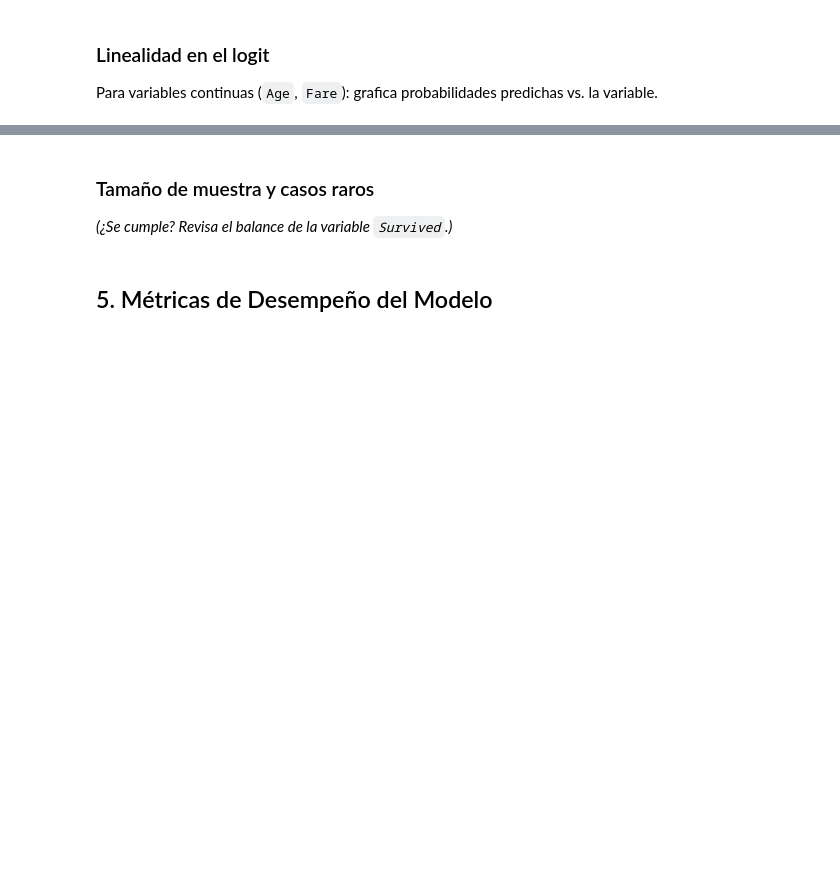
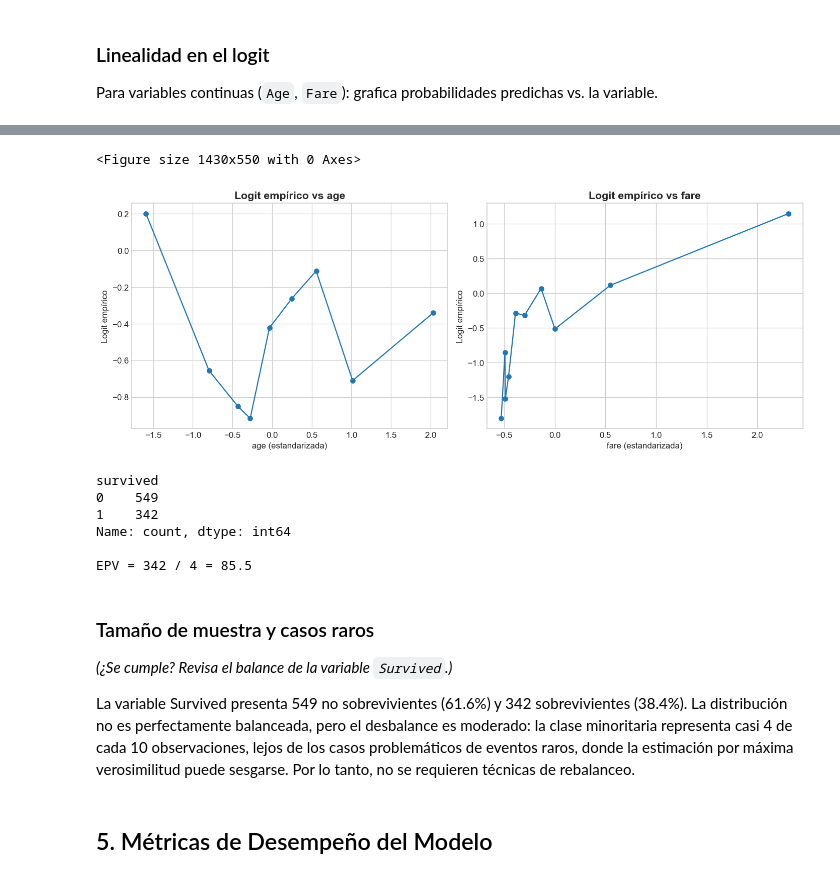
Before and after one commit to RemiH06/AEM, a Jupyter notebook: P4E4_Gael_Jose_Remi.ipynb, the cells around one changed output, grey strips where cells are left out. Saved outputs shown, nothing was run; the diff lists cells and outputs as text; code cells hidden in the pictures; blank space fills up the shorter version.

```diff
--- a/P4E4_Gael_Jose_Remi.ipynb
+++ b/P4E4_Gael_Jose_Remi.ipynb
@@ -491,6 +625,39 @@ Para variables continuas (`Age`, `Fare`): grafica probabilidades predichas vs. l
+# %%
+plt.figure(figsize=(13, 5))
+fig, axes = plt.subplots(1, 2, figsize=(13, 5))
+for ax, var in zip(axes, ['age', 'fare']):
+    bins = pd.qcut(df[var], q=10, duplicates='drop')
+    g = df.groupby(bins, observed=True).agg(x=(var, 'mean'), p=('survived', 'mean'))
+    g['p'] = g['p'].clip(0.01, 0.99)
+    g['logit'] = np.log(g['p'] / (1 - g['p']))
+    ax.plot(g['x'], g['logit'], 'o-')
+    ax.set_xlabel(f'{var} (estandarizada)')
+    ax.set_ylabel('Logit empírico')
+    ax.set_title(f'Logit empírico vs {var}')
+plt.tight_layout()
+plt.show()
+# %% [output]
+<Figure size 1430x550 with 0 Axes>
+[figure, added]
+# %%
+eventos = df['survived'].value_counts()
+print(eventos)
+
+n_min = eventos.min()          # clase menos frecuente
+k = 4                          # número de predictores
+print(f"\nEPV = {n_min} / {k} = {n_min / k:.1f}")
+# %% [output]
+survived
+0    549
+1    342
+Name: count, dtype: int64
+
+EPV = 342 / 4 = 85.5
 # %% [markdown]
 ### Tamaño de muestra y casos raros
 *(¿Se cumple? Revisa el balance de la variable `Survived`.)*
+
+La variable Survived presenta 549 no sobrevivientes (61.6%) y 342 sobrevivientes (38.4%). La distribución no es perfectamente balanceada, pero el desbalance es moderado: la clase minoritaria representa casi 4 de cada 10 observaciones, lejos de los casos problemáticos de eventos raros, donde la estimación por máxima verosimilitud puede sesgarse. Por lo tanto, no se requieren técnicas de rebalanceo.
 # %% [markdown]
 ## 5. Métricas de Desempeño del Modelo
 # %% [markdown]
```
Also changed, not shown: parts of 30 cells of this notebook.
